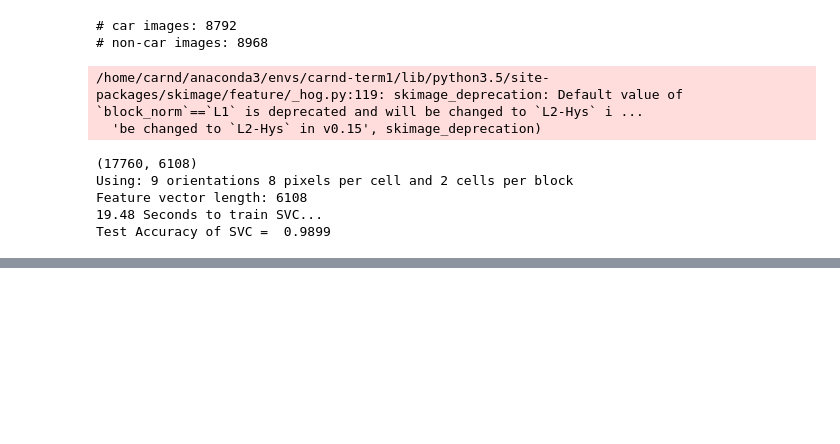
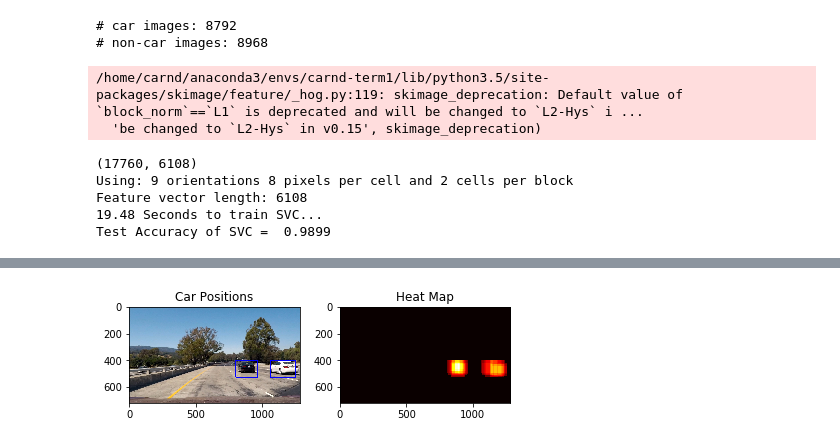
Before and after one commit to sahanagn/CarND-Vehicle-Detection-master, a Jupyter notebook: Project4.ipynb, the cells around one changed output, grey strips where cells are left out. Drawn from its saved outputs; the diff is of its cells as text; code cells hidden in the pictures; blank space fills up the shorter version.

Commit message:
Added HeatMap

```diff
--- a/Project4.ipynb
+++ b/Project4.ipynb
@@ -369,6 +245,7 @@ def find_cars(img, ystart, ystop, scale, svc, X_scaler, orient, pix_per_cell, ce
     hog2 = get_hog_features(ch2, orient, pix_per_cell, cell_per_block, feature_vec=False)
     hog3 = get_hog_features(ch3, orient, pix_per_cell, cell_per_block, feature_vec=False)
 
+    box_list = []
     for xb in range(nxsteps):
         for yb in range(nysteps):
             ypos = yb*cells_per_step
@@ -399,11 +276,14 @@ def find_cars(img, ystart, ystop, scale, svc, X_scaler, orient, pix_per_cell, ce
                 xbox_left = np.int(xleft*scale)
                 ytop_draw = np.int(ytop*scale)
                 win_draw = np.int(window*scale)
-                cv2.rectangle(draw_img,(xbox_left, ytop_draw+ystart),(xbox_left+win_draw,ytop_draw+win_draw+ystart),(0,0,255),6)
+                #cv2.rectangle(draw_img,(xbox_left, ytop_draw+ystart),(xbox_left+win_draw,ytop_draw+win_draw+ystart),(0,0,255),6)
+                box_list.append(((xbox_left, ytop_draw+ystart), (xbox_left+win_draw,ytop_draw+win_draw+ystart)))
 
-    return draw_img
+
+    #return draw_img, box_list
+    return box_list
 # %%
-
+import pickle
 ystart = 400
 ystop = 656
 scale = 1.5
@@ -417,10 +297,10 @@ hist_bins = 16    # Number of histogram bins
 svc = pickle.load(open("svc.p", "rb"))
 X_scaler = pickle.load(open("X_scaler.p", "rb"))
 image = mpimg.imread('test_images/test1.jpg')
-out_img = find_cars(image, ystart, ystop, scale, svc, X_scaler, orient, pix_per_cell, cell_per_block, spatial_size,
+box_list = find_cars(image, ystart, ystop, scale, svc, X_scaler, orient, pix_per_cell, cell_per_block, spatial_size,
                     hist_bins)
 
-plt.imshow(out_img)
+#plt.imshow(out_img)
 # %% [output]
 /home/carnd/anaconda3/envs/carnd-term1/lib/python3.5/site-packages/skimage/feature/_hog.py:119: skimage_deprecation: Default value of `block_norm`==`L1` is deprecated and will be changed to `L2-Hys` i ...
   'be changed to `L2-Hys` in v0.15', skimage_deprecation)
@@ -429,6 +307,7 @@ plt.imshow(out_img)
 # %%
-scale = 2.25
-out_img = find_cars(image, ystart, ystop, scale, svc, X_scaler, orient, pix_per_cell, cell_per_block, spatial_size,
+all_box_list = []
+for i in range(6):
+    scale = 1 + i*0.25
+    box_list = find_cars(image, ystart, ystop, scale, svc, X_scaler, orient, pix_per_cell, cell_per_block, spatial_size,
                     hist_bins)
-
-plt.imshow(out_img)
+    all_box_list.extend(box_list)
@@ -465,24 +347,27 @@ def draw_labeled_bboxes(img, labels):
     # Return the image
     return img
 # %%
+heat = np.zeros_like(image[:,:,0]).astype(np.float)
 # Add heat to each box in box list
-heat = add_heat(heat,box_list)
+heat = add_heat(heat,all_box_list)
 
 # Apply threshold to help remove false positives
-heat = apply_threshold(heat,1)
+heat = apply_threshold(heat,2)
 
 # Visualize the heatmap when displaying
 heatmap = np.clip(heat, 0, 255)
 
 # Find final boxes from heatmap using label function
 labels = label(heatmap)
 draw_img = draw_labeled_bboxes(np.copy(image), labels)
 
 fig = plt.figure()
 plt.subplot(121)
 plt.imshow(draw_img)
 plt.title('Car Positions')
 plt.subplot(122)
 plt.imshow(heatmap, cmap='hot')
 plt.title('Heat Map')
 fig.tight_layout()
+# %% [output]
+[figure, added]
```
Also changed, not shown: parts of 6 cells of this notebook.
